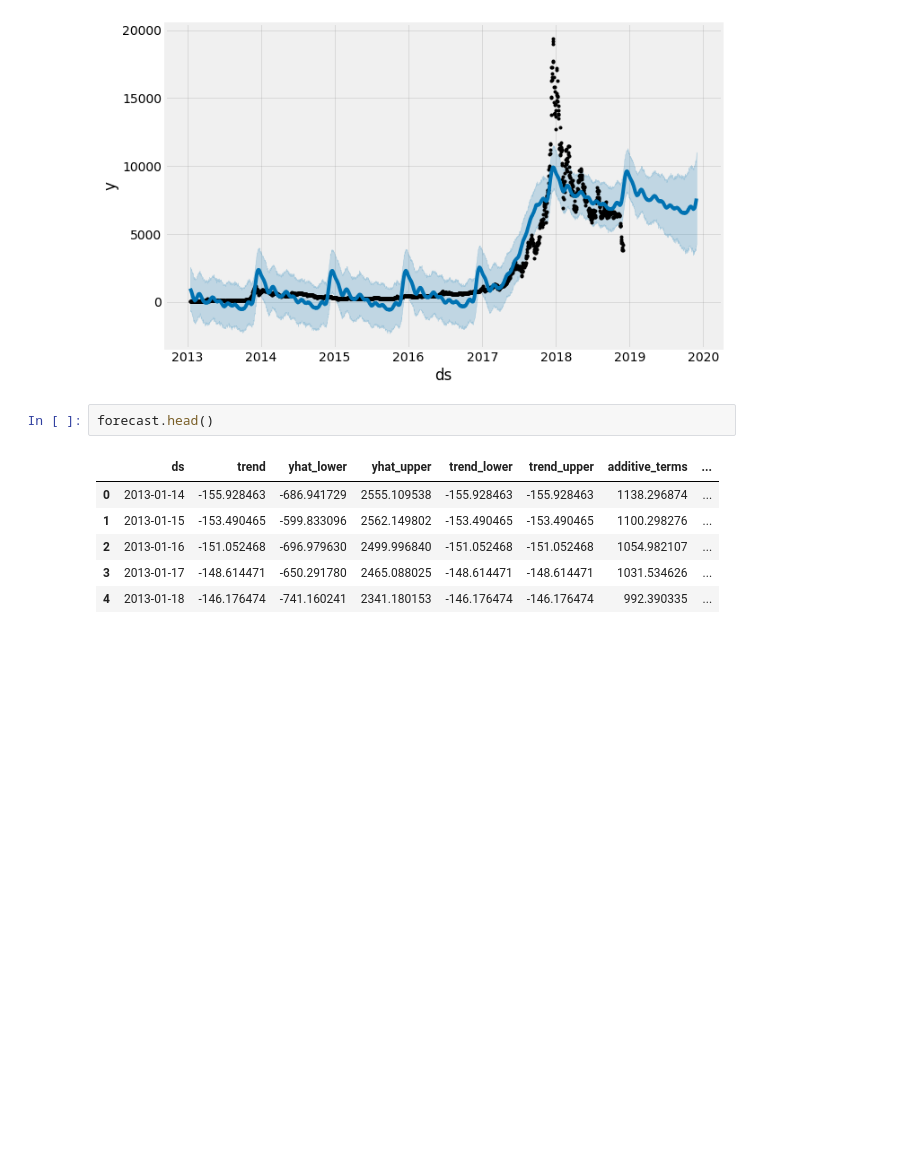
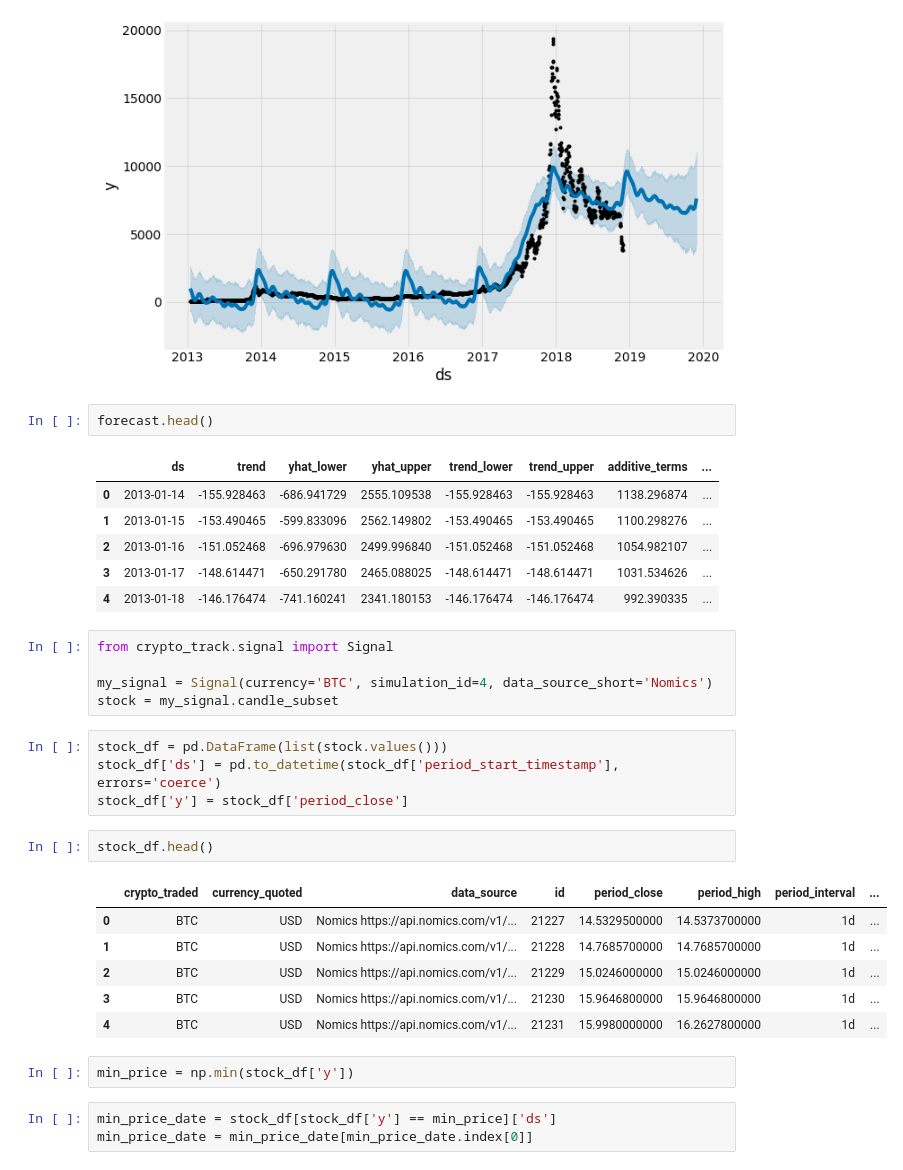
Before and after one commit to lauramayol/crypto_signal, a Jupyter notebook: crypto_signal/ML.ipynb, the cells around one changed output. Cells and saved outputs as stored; diff of their text form; blank space fills up the shorter version.

Commit message:
feat: applying stocker project to bitcoin

```diff
--- a/crypto_signal/ML.ipynb
+++ b/crypto_signal/ML.ipynb
@@ -340,3 +338,26 @@ forecast.head()
 | 2 | 2013-01-16 | -151.052468 | -696.979630 | 2499.996840 | -151.052468 | -151.052468 | 1054.982107 | ... |
 | 3 | 2013-01-17 | -148.614471 | -650.291780 | 2465.088025 | -148.614471 | -148.614471 | 1031.534626 | ... |
 | 4 | 2013-01-18 | -146.176474 | -741.160241 | 2341.180153 | -146.176474 | -146.176474 | 992.390335 | ... |
+# %%
+from crypto_track.signal import Signal
+
+my_signal = Signal(currency='BTC', simulation_id=4, data_source_short='Nomics')
+stock = my_signal.candle_subset
+# %%
+stock_df = pd.DataFrame(list(stock.values()))
+stock_df['ds'] = pd.to_datetime(stock_df['period_start_timestamp'], errors='coerce')
+stock_df['y'] = stock_df['period_close']
+# %%
+stock_df.head()
+# %% [output]
+|  | crypto_traded | currency_quoted | data_source | id | period_close | period_high | period_interval | ... |
+| 0 | BTC | USD | Nomics https://api.nomics.com/v1/... | 21227 | 14.5329500000 | 14.5373700000 | 1d | ... |
+| 1 | BTC | USD | Nomics https://api.nomics.com/v1/... | 21228 | 14.7685700000 | 14.7685700000 | 1d | ... |
+| 2 | BTC | USD | Nomics https://api.nomics.com/v1/... | 21229 | 15.0246000000 | 15.0246000000 | 1d | ... |
+| 3 | BTC | USD | Nomics https://api.nomics.com/v1/... | 21230 | 15.9646800000 | 15.9646800000 | 1d | ... |
+| 4 | BTC | USD | Nomics https://api.nomics.com/v1/... | 21231 | 15.9980000000 | 16.2627800000 | 1d | ... |
+# %%
+min_price = np.min(stock_df['y'])
+# %%
+min_price_date = stock_df[stock_df['y'] == min_price]['ds']
+min_price_date = min_price_date[min_price_date.index[0]]
```
Also changed, not shown: parts of 5 cells of this notebook, 2 other files.
